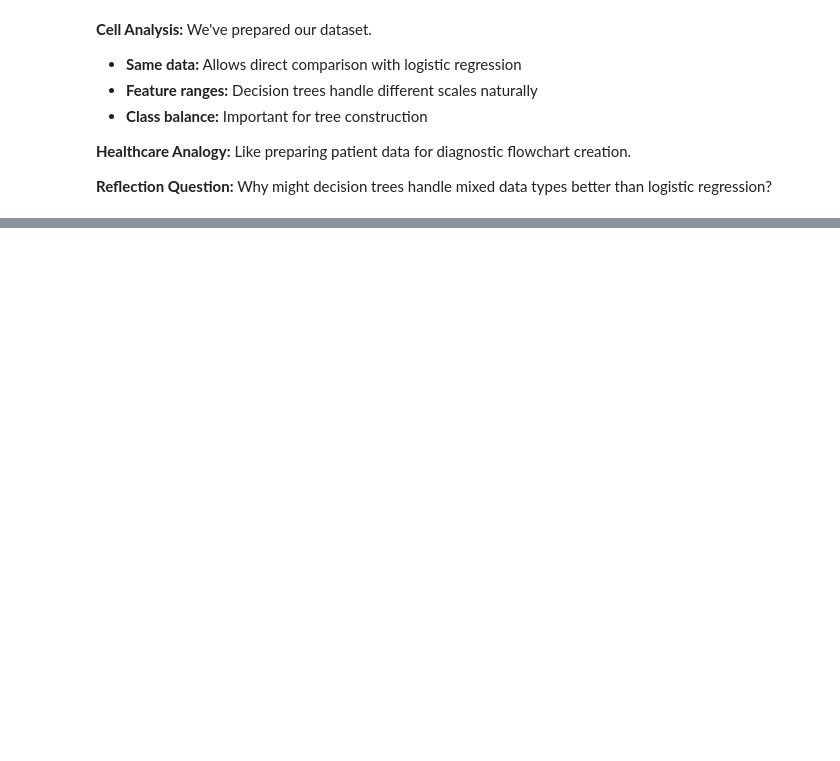
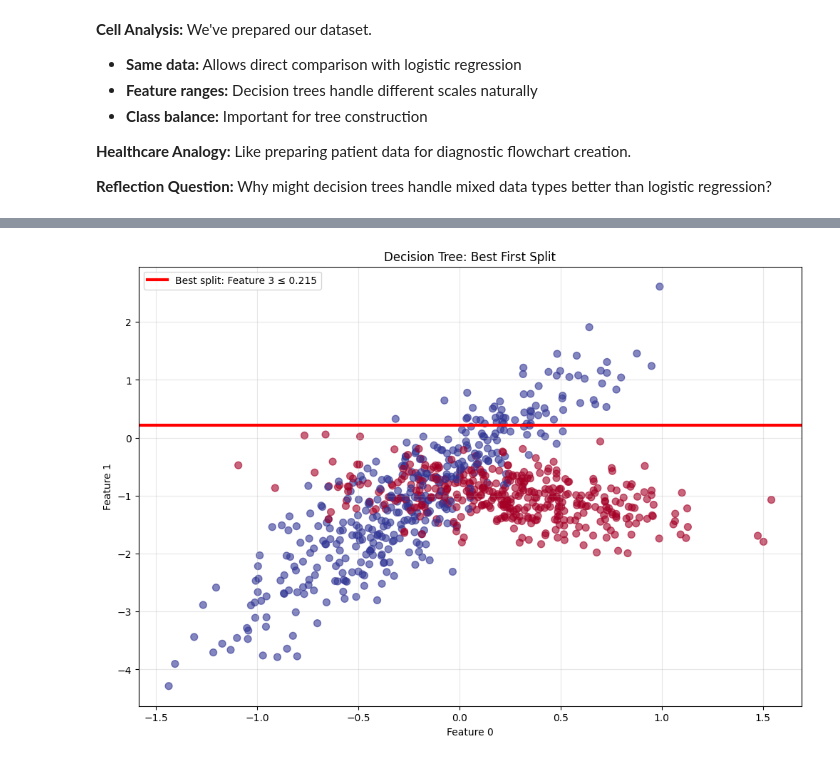
Before and after one commit to stmarkadebayo/BuildFromScratch, a Jupyter notebook: phase1_core_ml/notebooks/3_decision_trees_random_forests.ipynb, the cells around one changed output, grey strips where cells are left out. Saved outputs shown, nothing was run; the diff lists cells and outputs as text; code cells hidden in the pictures; blank space fills up the shorter version.

```diff
--- a/phase1_core_ml/notebooks/3_decision_trees_random_forests.ipynb
+++ b/phase1_core_ml/notebooks/3_decision_trees_random_forests.ipynb
@@ -258,9 +187,7 @@ Where:
 # %%
 def find_best_split(X, y, feature_indices=None):
     """
-    Find the best feature and threshold to split on using information gain maximization.
-
-    This implements the CART algorithm's greedy split selection strategy.
+    Find the best feature and threshold to split on.
 
     Parameters:
     X: Feature matrix
@@ -273,99 +200,82 @@ def find_best_split(X, y, feature_indices=None):
     if feature_indices is None:
         feature_indices = range(X.shape[1])
 
-    best_gain = 0  # Track the maximum information gain found
-    best_feature = None  # Feature index for best split
-    best_threshold = None  # Threshold value for best split
-    best_splits = None  # (left_labels, right_labels) for best split
+    best_gain = 0
+    best_feature = None
+    best_threshold = None
+    best_splits = None
 
-    # Calculate parent node impurity once
+    # Calculate parent impurity
     parent_impurity = gini_impurity(y)
     n_samples = len(y)
 
-    # Greedy algorithm: Try all possible splits systematically
+    # Try each feature
     for feature_idx in feature_indices:
         feature_values = X[:, feature_idx]
         unique_values = np.unique(feature_values)
 
-        # CART strategy: Create thresholds at midpoints between consecutive values
-        # This ensures every sample goes deterministically left or right
+        # Try different thresholds (midpoints between sorted values)
         sorted_values = np.sort(unique_values)
         thresholds = (sorted_values[:-1] + sorted_values[1:]) / 2
 
         for threshold in thresholds:
-            # Binary split: samples ≤ threshold go left, > threshold go right
+            # Split data
             left_mask = feature_values <= threshold
             right_mask = ~left_mask
 
             y_left = y[left_mask]
             y_right = y[right_mask]
 
-            # Skip trivial splits (empty child nodes)
             if len(y_left) == 0 or len(y_right) == 0:
                 continue
 
-            # Calculate weighted average impurity of child nodes
+            # Calculate weighted impurity of children
             left_impurity = gini_impurity(y_left)
             right_impurity = gini_impurity(y_right)
 
             left_weight = len(y_left) / n_samples
             right_weight = len(y_right) / n_samples
 
-            # Weighted average = (weight_left × impurity_left) + (weight_right × impurity_right)
-            weighted_child_impurity = (left_weight * left_impurity +
-                                      right_weight * right_impurity)
+            weighted_impurity = (left_weight * left_impurity +
+                               right_weight * right_impurity)
 
-            # Information gain = parent_impurity - weighted_child_impurity
-            # Higher gain = better split (more impurity reduction)
-            information_gain = parent_impurity - weighted_child_impurity
+            # Information gain
+            gain = parent_impurity - weighted_impurity
 
-            # Update best split if this split achieves highest gain
-            if information_gain > best_gain:
-                best_gain = information_gain
+            # Track best split
+            if gain > best_gain:
+                best_gain = gain
                 best_feature = feature_idx
                 best_threshold = threshold
                 best_splits = (y_left, y_right)
 
     return best_feature, best_threshold, best_gain, best_splits
 
-# Demonstrate how split finding works with information gain
+# Demonstrate split finding
 feature_idx, threshold, gain, splits = find_best_split(X_train, y_train)
 
-print(f"🔍 Optimal Split Found Using Information Gain:")
-print(f"Selected Feature: {feature_idx}")
-print(f"Split Threshold: {threshold:.3f} (values ≤ {threshold:.3f} go left)")
-print(f"Information Gain Achieved: {gain:.4f}")
-print(f"Left Child: {len(splits[0])} samples, Gini: {gini_impurity(splits[0]):.3f}, Classes: {Counter(splits[0])}")
-print(f"Right Child: {len(splits[1])} samples, Gini: {gini_impurity(splits[1]):.3f}, Classes: {Counter(splits[1])}")
-print(f"Total Child Gini (weighted): {(len(splits[0])/len(y_train)*gini_impurity(splits[0]) + len(splits[1])/len(y_train)*gini_impurity(splits[1])):.3f}")
+print(f"Best split found:")
+print(f"Feature {feature_idx}, Threshold: {threshold:.3f}")
+print(f"Information Gain: {gain:.4f}")
+print(f"Left split: {len(splits[0])} samples, classes: {Counter(splits[0])}")
+print(f"Right split: {len(splits[1])} samples, classes: {Counter(splits[1])}")
 
-# Visualize the information gain maximization in action
+# Visualize the split
 plt.figure(figsize=(12, 8))
 
-# Plot all data points with class colors
+# Plot all data points
 plt.scatter(X_train[:, 0], X_train[:, 1], c=y_train, alpha=0.6, cmap='RdYlBu', s=50)
 
-# Highlight the chosen split feature and threshold
-# This split maximizes information gain (minimizes weighted child impurity)
+# Highlight the best split feature
 if feature_idx == 0:
-    plt.axvline(x=threshold, color='red', linewidth=3, label=f'Information Gain Split: Feature {feature_idx} ≤ {threshold:.3f}')
-    # Add annotation for information gain
-    plt.annotate(f'Information Gain: {gain:.3f}\n(split maximizes purity improvement)',
-                xy=(threshold, 0.5), xycoords='data',
-                xytext=(10, 10), textcoords='offset points',
-                bbox=dict(boxstyle='round,pad=0.3', facecolor='yellow', alpha=0.8),
-                fontsize=9, ha='left')
+    plt.axvline(x=threshold, color='red', linewidth=3, label=f'Best split: Feature {feature_idx} ≤ {threshold:.3f}')
 else:
-    plt.axhline(y=threshold, color='red', linewidth=3, label=f'Information Gain Split: Feature {feature_idx} ≤ {threshold:.3f}')
-    plt.annotate(f'Information Gain: {gain:.3f}\n(split maximizes purity improvement)',
-                xy=(threshold, 0.5), xycoords='data',
-                xytext=(10, 10), textcoords='offset points',
-                bbox=dict(boxstyle='round,pad=0.3', facecolor='yellow', alpha=0.8),
-                fontsize=9, ha='left')
+    plt.axhline(y=threshold, color='red', linewidth=3, label=f'Best split: Feature {feature_idx} ≤ {threshold:.3f}')
 
 plt.xlabel('Feature 0')
 plt.ylabel('Feature 1')
-plt.title('Decision Tree: Information Gain Maximization\\n(Red line shows split that maximizes impurity reduction)')
+plt.title('Decision Tree: Best First Split')
 plt.legend()
 plt.grid(True, alpha=0.3)
 plt.show()
+# %% [output]
@@ -371,0 +287 @@ plt.show()
+[figure, added]
```
Also changed, not shown: parts of 22 cells of this notebook, 15 other files.
